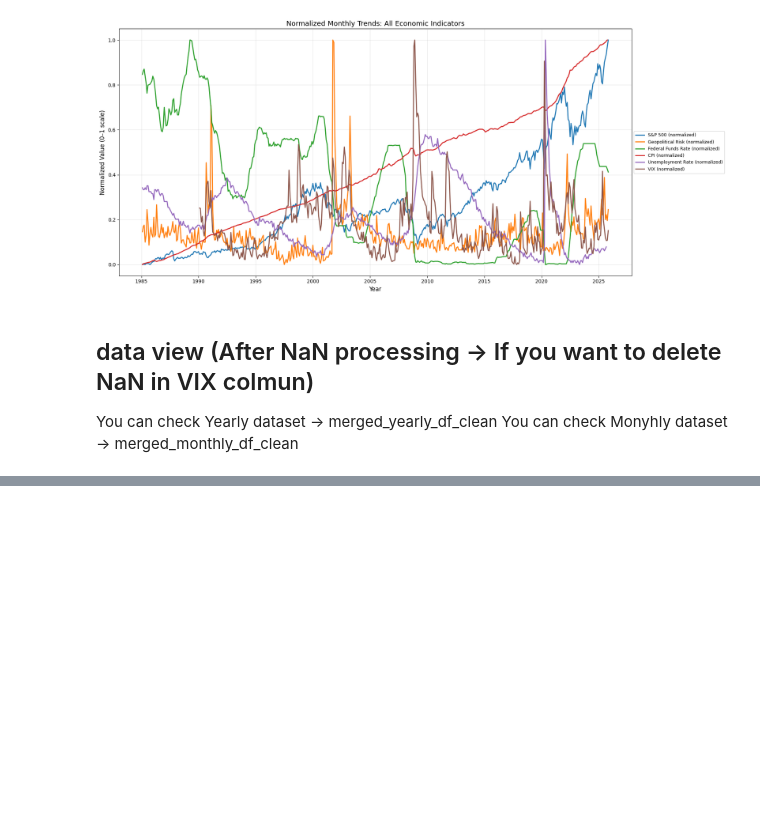
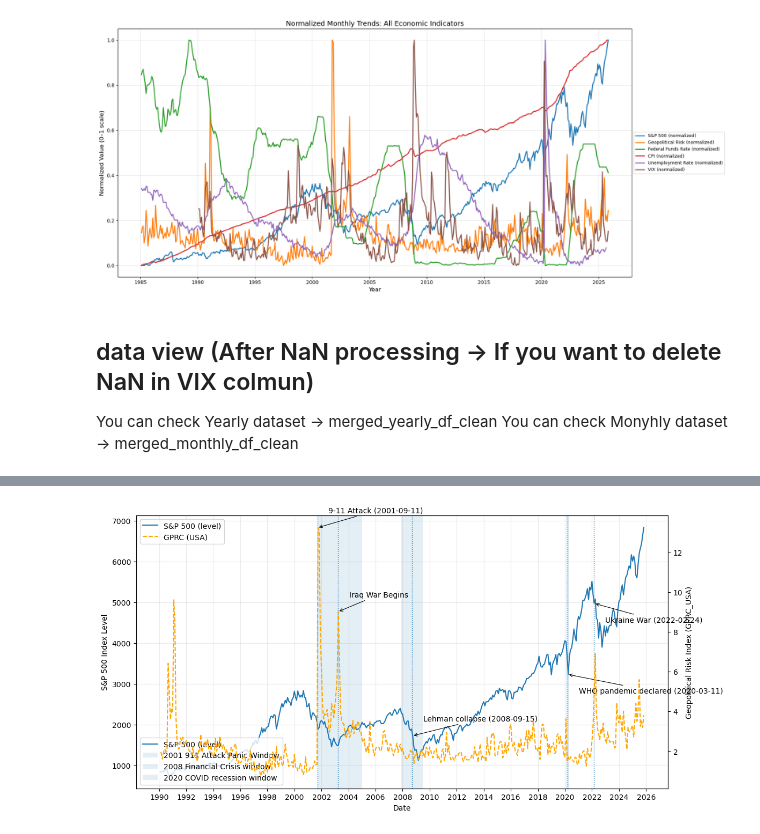
Before and after one commit to AL2024UCSD/sp500trends, a Jupyter notebook: andrew_notebook.ipynb, the cells around one changed output, grey strips where cells are left out. Saved outputs shown, nothing was run; the diff lists cells and outputs as text; code cells hidden in the pictures; blank space fills up the shorter version.

```diff
--- a/andrew_notebook.ipynb
+++ b/andrew_notebook.ipynb
@@ -348,0 +438,79 @@ merged_yearly_df_clean_with_changes = add_change_rate_columns(merged_yearly_df_c
+# %%
+import matplotlib.dates as mdates
+
+df = merged_monthly_df_clean_with_changes.copy()
+
+# Ensure datetime index
+df.index = pd.to_datetime(df.index)
+
+fig, ax = plt.subplots(figsize=(12, 6))
+
+# Left axis: S&P 500 level
+sp_line = ax.plot(df.index, df['SP500 Index Value ($)'], label='S&P 500 (level)')
+
+ax.set_ylabel('S&P 500 Index Level')
+ax.set_xlabel('Date')
+
+# Right axis: Geopolitical Risk (GPRC_USA)
+ax2 = ax.twinx()
+gprc_line = ax2.plot(df.index, df['GPRC_USA'], linestyle='--', label='GPRC (USA)',color='orange')
+ax2.set_ylabel('Geopolitical Risk Index (GPRC_USA)')
+
+# --- Event windows (shaded) ---
+#911 Panic: Sep 2001 - Jun 2003
+ax.axvspan(pd.Timestamp('2001-09-11'), pd.Timestamp('2005-01-01'), alpha=0.12, label='2001 911 Attack Panic Window')
+# NBER Great Recession window (approx): Dec 2007–Jun 2009
+ax.axvspan(pd.Timestamp('2007-12-01'), pd.Timestamp('2009-06-30'), alpha=0.12, label='2008 Financial Crisis window')
+# COVID recession (approx): Feb–Apr 2020
+ax.axvspan(pd.Timestamp('2020-02-01'), pd.Timestamp('2020-04-30'), alpha=0.12, label='2020 COVID recession window')
+
+# 911 Attack
+ax.axvline(pd.Timestamp('2001-09-11'),linestyle=':', linewidth=1)
+ax2.annotate('9-11 Attack (2001-09-11)', xy=(pd.Timestamp('2001-09-11'),
+             df['GPRC_USA'].loc['2001-09-28']),
+            xytext=(15, 20), textcoords='offset points',
+            arrowprops=dict(arrowstyle='->', lw=0.8))
+# Iraq Attack
+ax.axvline(pd.Timestamp('2003-03-20'),linestyle=':', linewidth=1)
+ax2.annotate('Iraq War Begins', xy=(pd.Timestamp('2003-03-20'),
+             df['GPRC_USA'].loc['2003-03-31']),
+            xytext=(15, 20), textcoords='offset points',
+            arrowprops=dict(arrowstyle='->', lw=0.8))
+# Lehman Brothers collapse
+ax.axvline(pd.Timestamp('2008-09-15'), linestyle=':', linewidth=1)
+ax.annotate('Lehman collapse (2008-09-15)', xy=(pd.Timestamp('2008-09-15'),
+             df['SP500 Index Value ($)'].loc['2008-09-30']),
+            xytext=(15, 20), textcoords='offset points',
+            arrowprops=dict(arrowstyle='->', lw=0.8))
+
+# WHO declares COVID-19 pandemic
+ax.axvline(pd.Timestamp('2020-03-11'), linestyle=':', linewidth=1)
+# pick a y close to the series around that date to avoid None
+y_2020 = df['SP500 Index Value ($)'].loc['2020-03-31']
+ax.annotate('WHO pandemic declared (2020-03-11)',
+            xy=(pd.Timestamp('2020-03-11'), y_2020),
+            xytext=(15, -25), textcoords='offset points',
+            arrowprops=dict(arrowstyle='->', lw=0.8))
+#Russia Declare War on Ukraine
+ax.axvline(pd.Timestamp('2022-02-24'), linestyle=':', linewidth=1)
+y_2022 = df['SP500 Index Value ($)'].loc['2022-02-28']
+ax.annotate('Ukraine War (2022-02-24)',
+            xy=(pd.Timestamp('2022-02-28'), y_2022),
+            xytext=(15, -25), textcoords='offset points',
+            arrowprops=dict(arrowstyle='->', lw=0.8))
+# Formatting: yearly ticks
+ax.xaxis.set_major_locator(mdates.YearLocator(base=2))  # every 2 years
+ax.xaxis.set_major_formatter(mdates.DateFormatter('%Y'))
+
+# Build one combined legend
+lines = sp_line + gprc_line
+labels = [l.get_label() for l in lines]
+legend1 = ax.legend(lines, labels, loc='upper left')
+legend2 = ax.legend(loc='lower left')  # picks up the span labels
+ax.add_artist(legend1)
+
+ax.grid(alpha=0.25)
+fig.tight_layout()
+plt.show()
+# %% [output]
+[figure, added]
```
Also changed, not shown: parts of 13 cells of this notebook.
